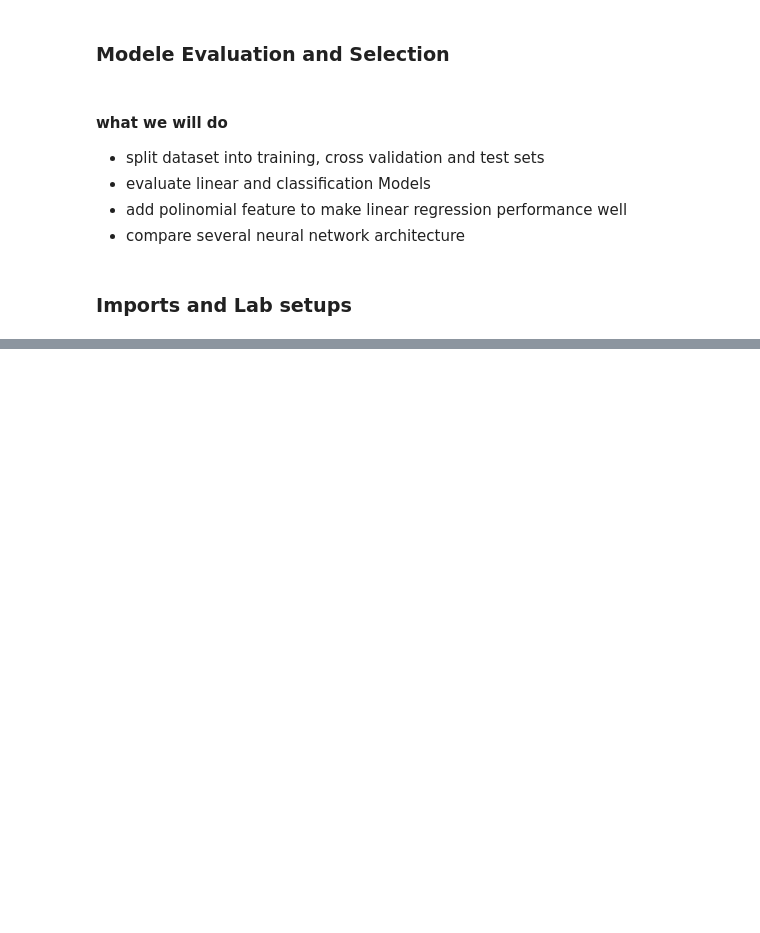
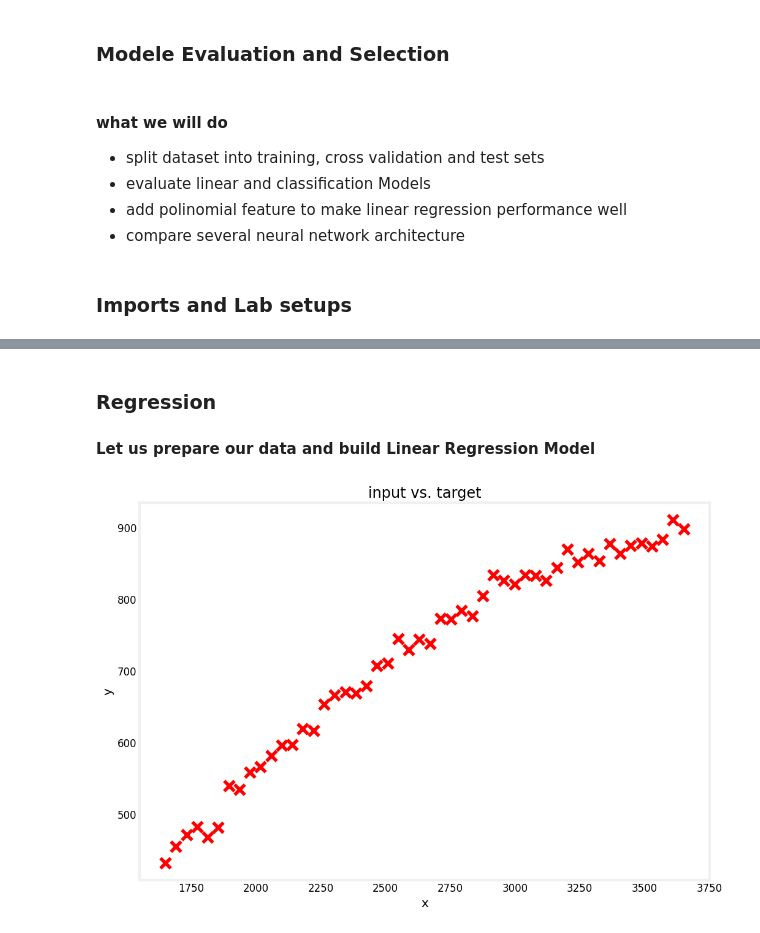
Before and after one commit to YeabsiraNigusse/machine-Learning, a Jupyter notebook: Model Evaluation and Selection/Model Evaluation and Selection.ipynb, the cells around one changed output, grey strips where cells are left out. Cells and saved outputs as stored; diff of their text form; code cells hidden in the pictures; blank space fills up the shorter version.

```diff
--- a/Model Evaluation and Selection/Model Evaluation and Selection.ipynb
+++ b/Model Evaluation and Selection/Model Evaluation and Selection.ipynb
@@ -39,3 +58,32 @@ np.set_printoptions(precision=2)
 # suppress warnings
 tf.get_logger().setLevel('ERROR')
 tf.autograph.set_verbosity(0)
+# %% [markdown]
+### Regression
+
+#### Let us prepare our data and build Linear Regression Model
+# %%
+import pandas as pd
+
+      # to upload data_w3_ex1.csv
+# from google.colab import files
+# uploaded = files.upload()
+
+data = np.loadtxt('data_w3_ex1.csv', delimiter=',')
+# Split the inputs and outputs into separate arrays
+x = data[:,0]
+y = data[:,1]
+# Convert 1-D arrays into 2-D because the commands later will require it
+x = np.expand_dims(x, axis=1)
+y = np.expand_dims(y, axis=1)
+
+print(f"the shape of the inputs x is: {x.shape}")
+print(f"the shape of the targets y is: {y.shape}")
+
+show = pd.read_csv('data_w3_ex1.csv')
+show.head()
+# %%
+# Plot the entire dataset
+utils.plot_dataset(x=x, y=y, title="input vs. target")
+# %% [output]
+[figure, added]
```
Also changed, not shown: parts of 14 cells of this notebook.
